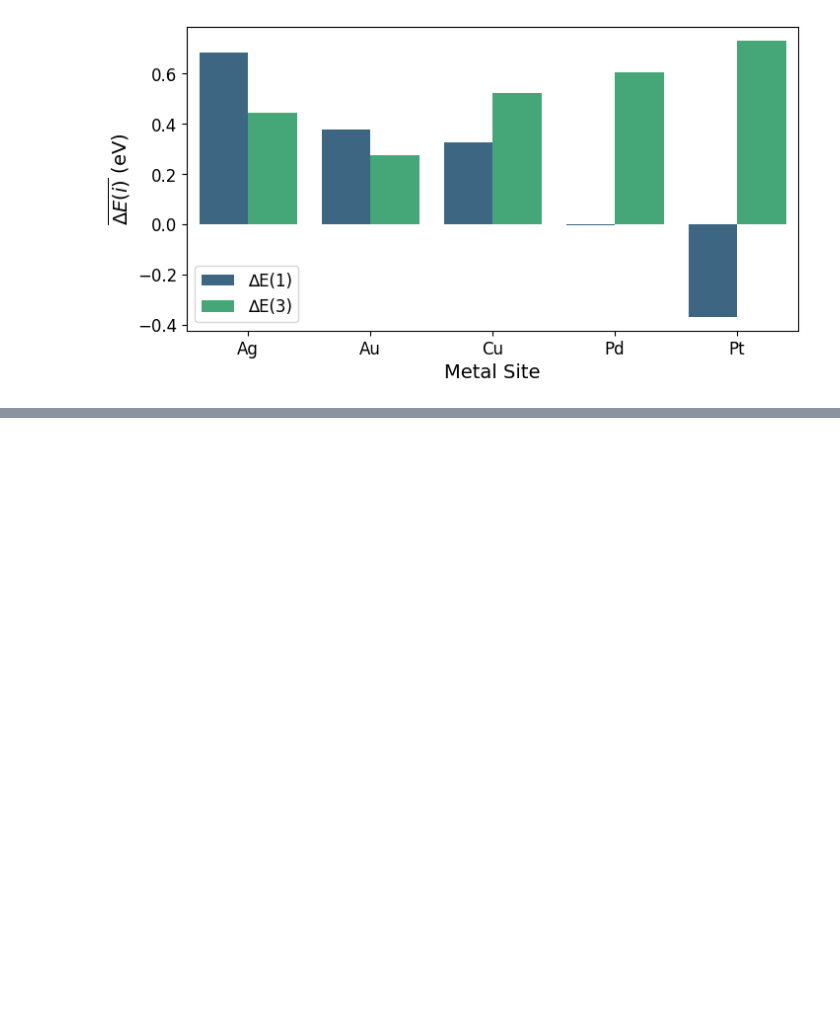
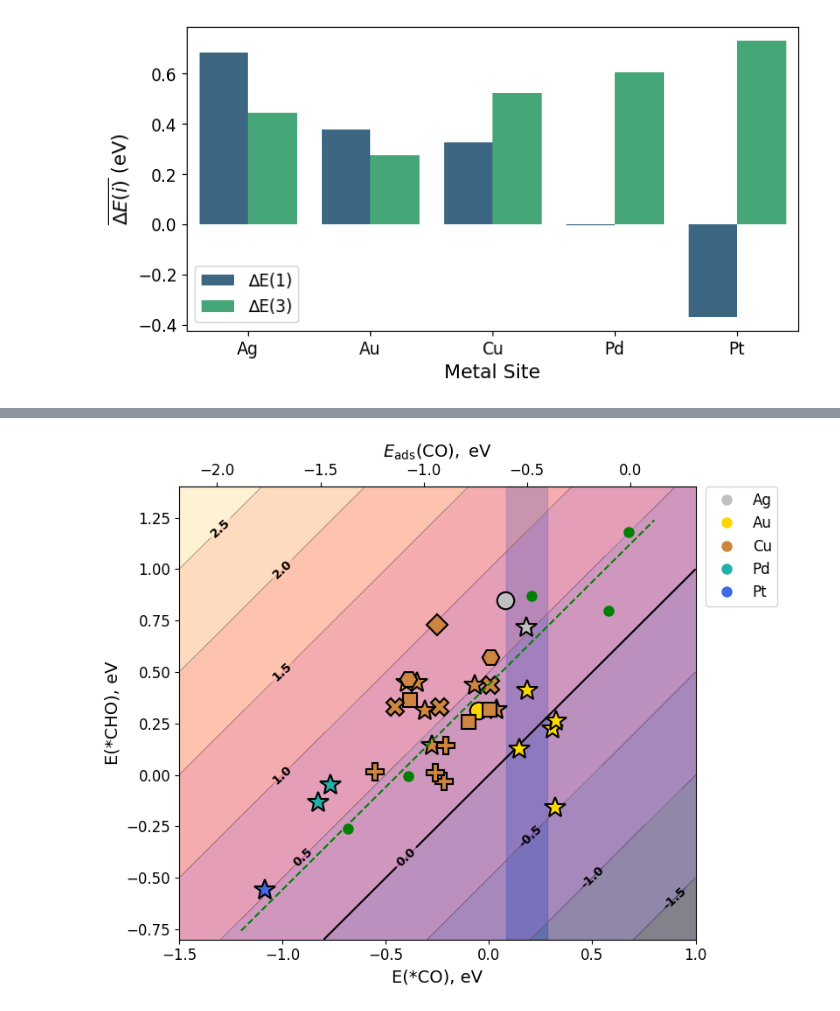
Before and after one commit to compcatalgroupIHPC/hea-co2rr-breaking-scaling, a Jupyter notebook: COOH_CO_CHO_notebook.ipynb, the cells around one changed output, grey strips where cells are left out. Cells and saved outputs as stored; diff of their text form; code cells hidden in the pictures; blank space fills up the shorter version.

```diff
--- a/COOH_CO_CHO_notebook.ipynb
+++ b/COOH_CO_CHO_notebook.ipynb
@@ -87,0 +216,100 @@ plt.show()
+# %%
+import numpy as np
+import matplotlib.pyplot as plt
+
+def deltaE2(eads_co, be_cho):
+    return be_cho - ( eads_co + ref_energies['CO'] - ref_energies['CO2'] - ref_energies['H2'] + ref_energies['H2O'] )
+
+def beCO_2_adseCO(be_co):
+    return be_co - ref_energies['CO'] + ref_energies['CO2'] + ref_energies['H2'] - ref_energies['H2O']
+
+def adseCO_2_beCO(adseCO):
+    return adseCO + ref_energies['CO'] - ref_energies['CO2'] - ref_energies['H2'] + ref_energies['H2O']
+
+#eads_co = np.arange(-2, 0.01, 0.1)
+be_co = np.arange(-1.5, 1.01, 0.1)
+be_cho = np.arange(-0.8, 1.41, 0.1)
+
+X, Y = np.meshgrid(be_co, be_cho)
+delta_e_2 = Y - X #deltaE2(X, Y)
+
+fig, ax = plt.subplots(figsize=(8, 6.5))
+
+# Fill area between the vertical lines
+co_ads_e_window_min = adseCO_2_beCO(-0.6)
+co_ads_e_window_max = adseCO_2_beCO(-0.4)
+ax.fill_betweenx(y=[-0.8, 1.4], x1=co_ads_e_window_min, x2=co_ads_e_window_max, color='dodgerblue', alpha=0.4)
+
+# CONTOUR LINES
+all_levels = np.arange(-2, 3.1, 0.5)
+CS = ax.contourf(X, Y, delta_e_2, levels=all_levels,
+                cmap='magma', alpha=0.5)
+
+nonzero_levels = [lvl for lvl in all_levels if lvl != 0]
+CS_lines = ax.contour(X, Y, delta_e_2, levels=nonzero_levels, colors='gray', linewidths=0.5, linestyles='solid', negative_linestyle='dashed')
+CS_zero = ax.contour(X, Y, delta_e_2, levels=[0], colors='black', linewidths=1.5)
+# Set Manualy the location of the cs_line labels
+manual_positions = [
+    (-1.3,  1.2),
+    (-1.,  1),
+    (-1, 0.5),
+    (-1, 0.0),
+    (-0.9, -0.4),
+    #(-0.4, -0.4),
+    (0.2, -0.3),
+    (0.5, -0.5),
+    (0.9, -0.6)
+]
+texts = ax.clabel(CS_lines, inline=True, fontsize=10, colors='k', fmt='%1.1f', manual=manual_positions)
+zero_texts = ax.clabel(CS_zero, inline=True, fontsize=10, colors='k', fmt='%1.1f', manual=[(-0.4,-0.4)])
+for txt in texts:
+    txt.set_fontweight('bold')
+for zero_txt in zero_texts:
+    zero_txt.set_fontweight('bold')
+
+colorcode = {'Ag': 'silver', 'Au': 'gold', 'Cu': 'peru', 'Pd': 'lightseagreen', 'Pt': 'royalblue'}
+markers = {'A': '*', 'C': 'o', 'H': 's', 'D': 'D', 'F': 'X', 'E': 'P', 'B': 'H'}
+marker_sizes = {'A': 18, 'C': 14, 'H': 12, 'D': 12, 'F': 14, 'E': 14, 'B': 14}
+dataframes = {
+        'A': plot_data_A,
+        'C': plot_data_C,
+        'H': plot_data_H,
+        'D': plot_data_D,
+        'F': plot_data_F,
+        'E': plot_data_E,
+        'B': plot_data_B}
+
+for np_label in dataframes.keys():
+    for i, row in dataframes[np_label].iterrows():
+        markercolor = colorcode[row['MSiteCSymb_1']]
+        ax.plot(row['BE_CO_min'], row['BE_CHO_min'], markers[np_label],
+                markersize=marker_sizes[np_label], color=markercolor, markeredgecolor='black', markeredgewidth=1.5,
+                alpha=1)
+
+# Plot the DFT-calculated for the scaling relation (Pure Metals)
+plt.plot(puremetal_df['BE_CO'], puremetal_df['BE_CHO'], 'og', markersize=8, alpha=1.)
+x_scaling = np.linspace(-1.2, 0.8, 4)
+y_scaling = model_scaling.predict(x_scaling.reshape(-1, 1))
+plt.plot(x_scaling, y_scaling, 'g--', label='Scaling relation', linewidth=1.5)
+
+# Box with the color code outside the plot
+handles = [plt.Line2D([0], [0], marker='o', color='w', markerfacecolor=color, markersize=10) for color in colorcode.values()]
+labels = list(colorcode.keys())
+
+plt.legend(handles, labels, bbox_to_anchor=(1.02, 1), loc=2, borderaxespad=0., fontsize=12)
+
+plt.xlabel('E(*CO), eV', fontsize=14)
+plt.ylabel('E(*CHO), eV', fontsize=14)
+plt.tick_params(axis='both', which='major', labelsize=12)
+
+# drop the whole ax.twiny() block
+forward = beCO_2_adseCO   # bottom→top
+inverse = adseCO_2_beCO   # top→bottom
+
+secax = ax.secondary_xaxis('top', functions=(forward, inverse))
+secax.set_xlabel(r'$E_{\rm ads}(\mathrm{CO}),\ \mathrm{eV}$', fontsize=14)
+secax.tick_params(axis='x', labelsize=12)
+
+plt.tight_layout()
+# %% [output]
+[figure, added]
```
Also changed, not shown: parts of 7 cells of this notebook.
